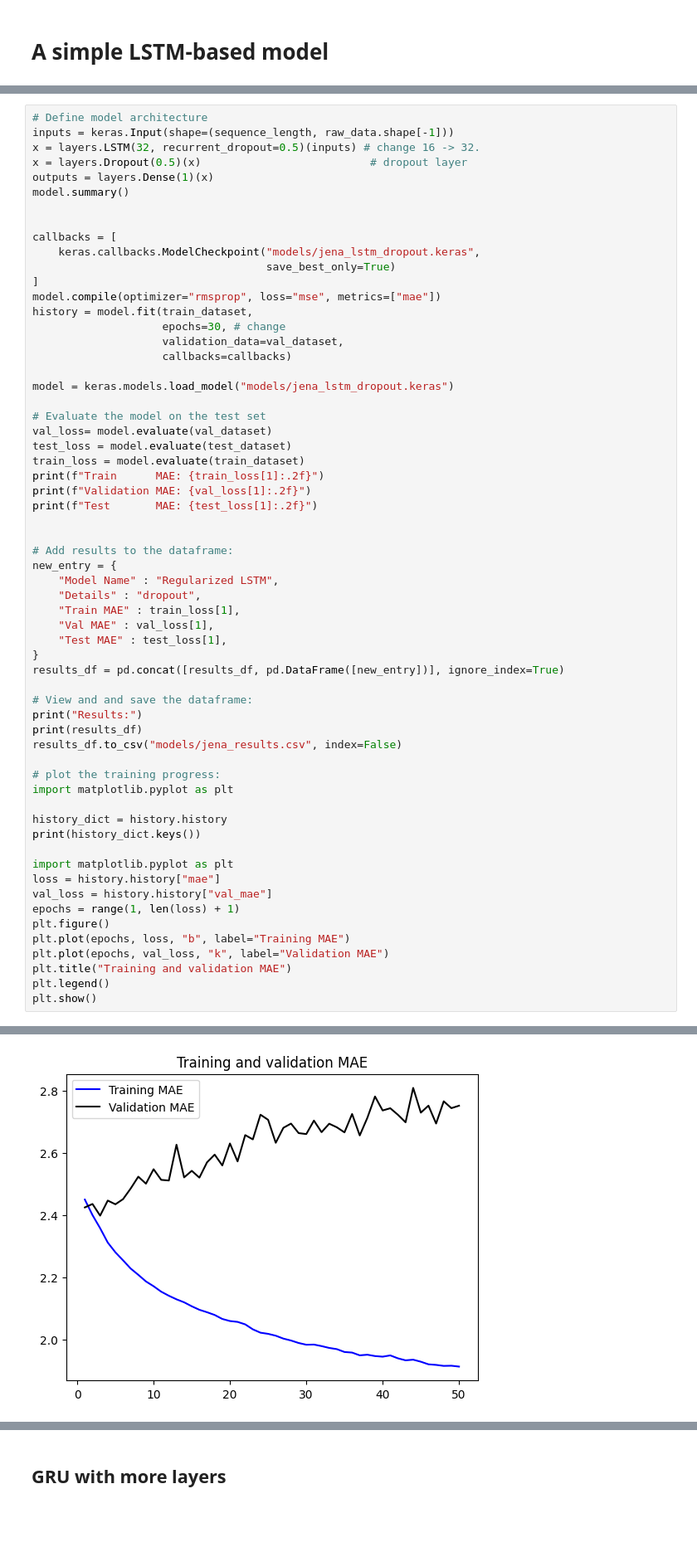
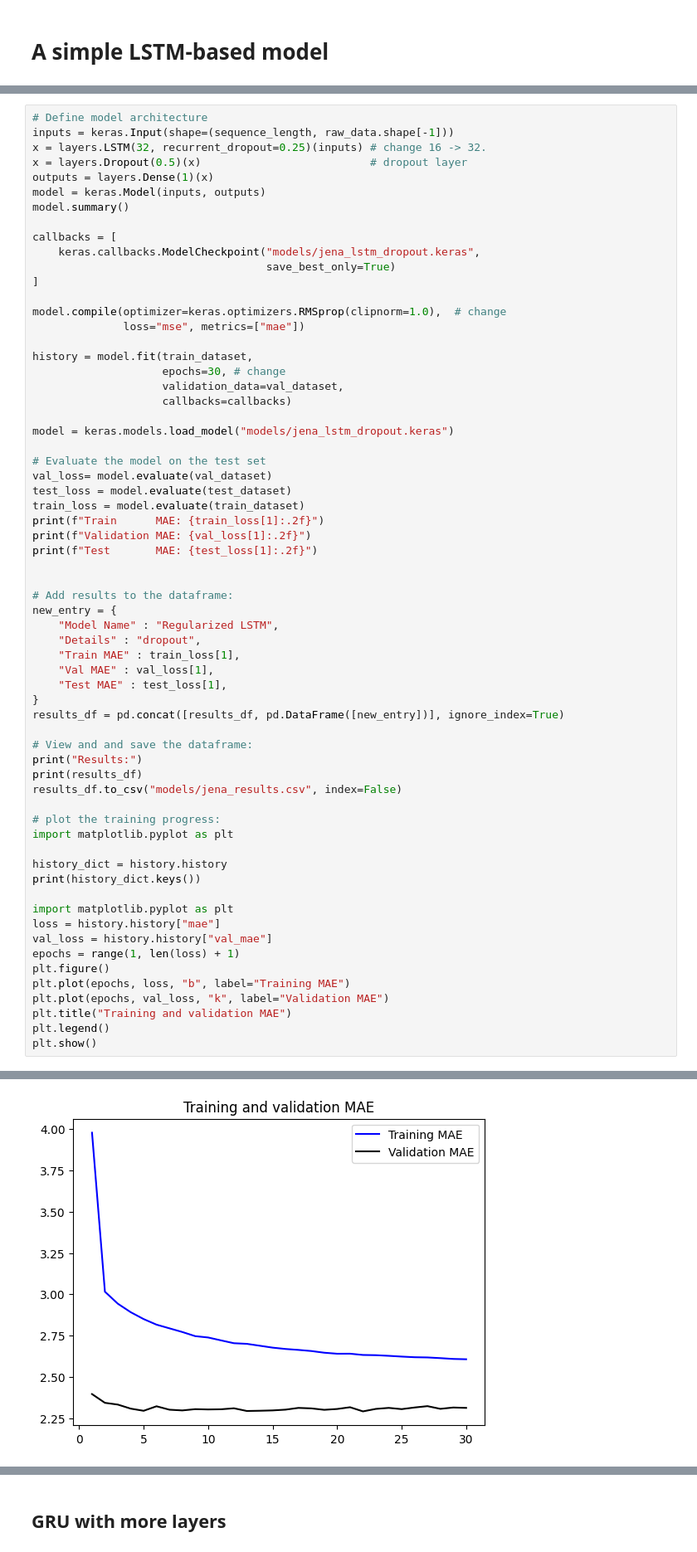
Before and after one commit to safeliquids/notebooks-for-NES2-2024, a Jupyter notebook: lecture_11/simple_time_series.ipynb, the cells around one changed output, grey strips where cells are left out. Shown at 83% size. Saved outputs shown, nothing was run; the diff lists cells and outputs as text; blank space fills up the shorter version.

```diff
--- a/lecture_11/simple_time_series.ipynb
+++ b/lecture_11/simple_time_series.ipynb
@@ -653,17 +653,20 @@ plot_predictions(test_dataset, model, 72)
 # %%
 # Define model architecture
 inputs = keras.Input(shape=(sequence_length, raw_data.shape[-1]))
-x = layers.LSTM(32, recurrent_dropout=0.5)(inputs) # change 16 -> 32.
+x = layers.LSTM(32, recurrent_dropout=0.25)(inputs) # change 16 -> 32.
 x = layers.Dropout(0.5)(x)                          # dropout layer
 outputs = layers.Dense(1)(x)
+model = keras.Model(inputs, outputs)
 model.summary()
-
 
 callbacks = [
     keras.callbacks.ModelCheckpoint("models/jena_lstm_dropout.keras",
                                     save_best_only=True)
 ]
-model.compile(optimizer="rmsprop", loss="mse", metrics=["mae"])
+
+model.compile(optimizer=keras.optimizers.RMSprop(clipnorm=1.0),  # change
+              loss="mse", metrics=["mae"])
+
 history = model.fit(train_dataset,
                     epochs=30, # change
                     validation_data=val_dataset,
@@ -746,4 +750,4 @@ dict_keys(['loss', 'mae', 'val_loss', 'val_mae'])
-[figure, old version]
+[figure, new version]
 # %%
 model = keras.models.load_model("models/jena_lstm_dropout.keras")
 plot_predictions(test_dataset, model, 72)
```
Also changed, not shown: parts of 14 cells of this notebook.
